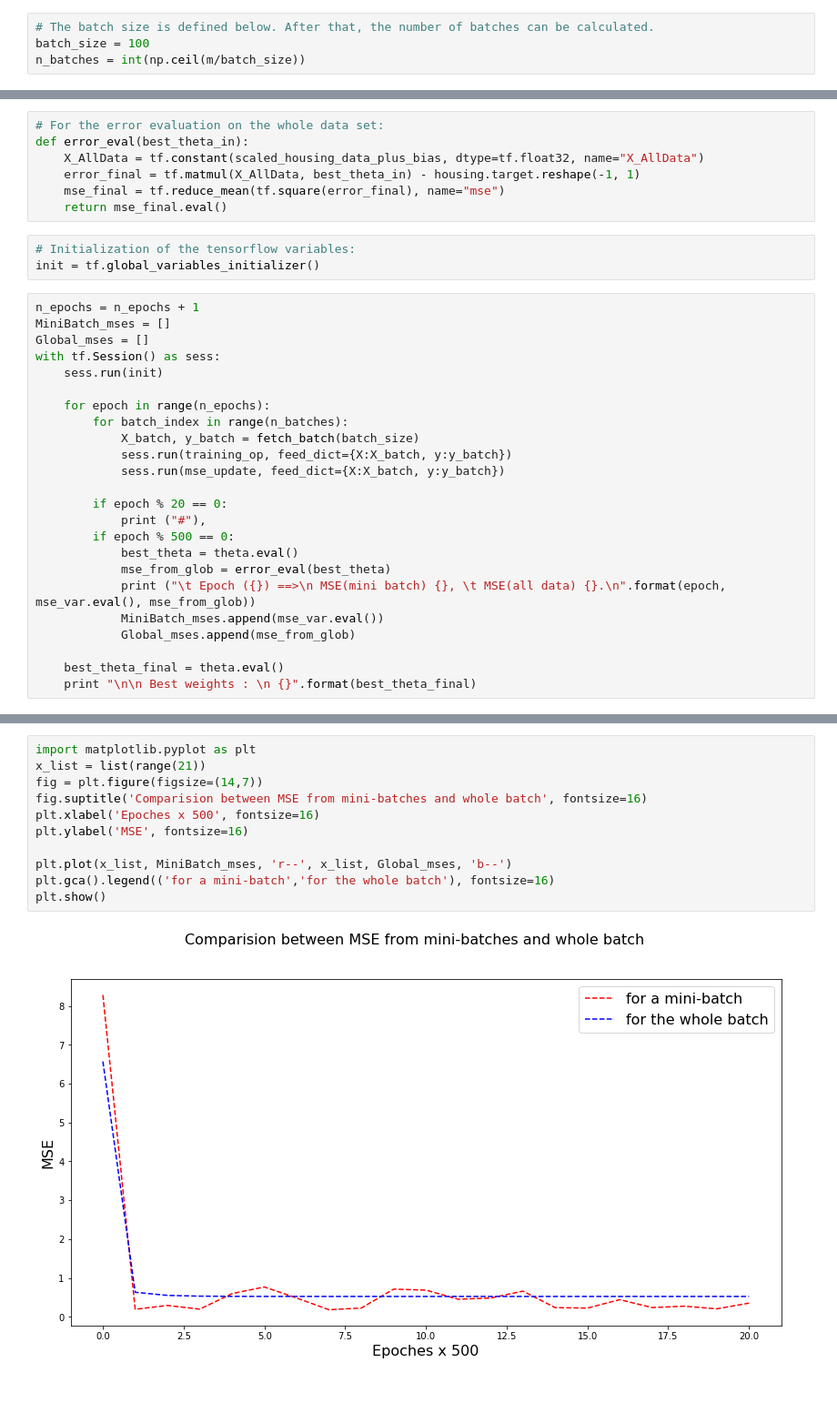
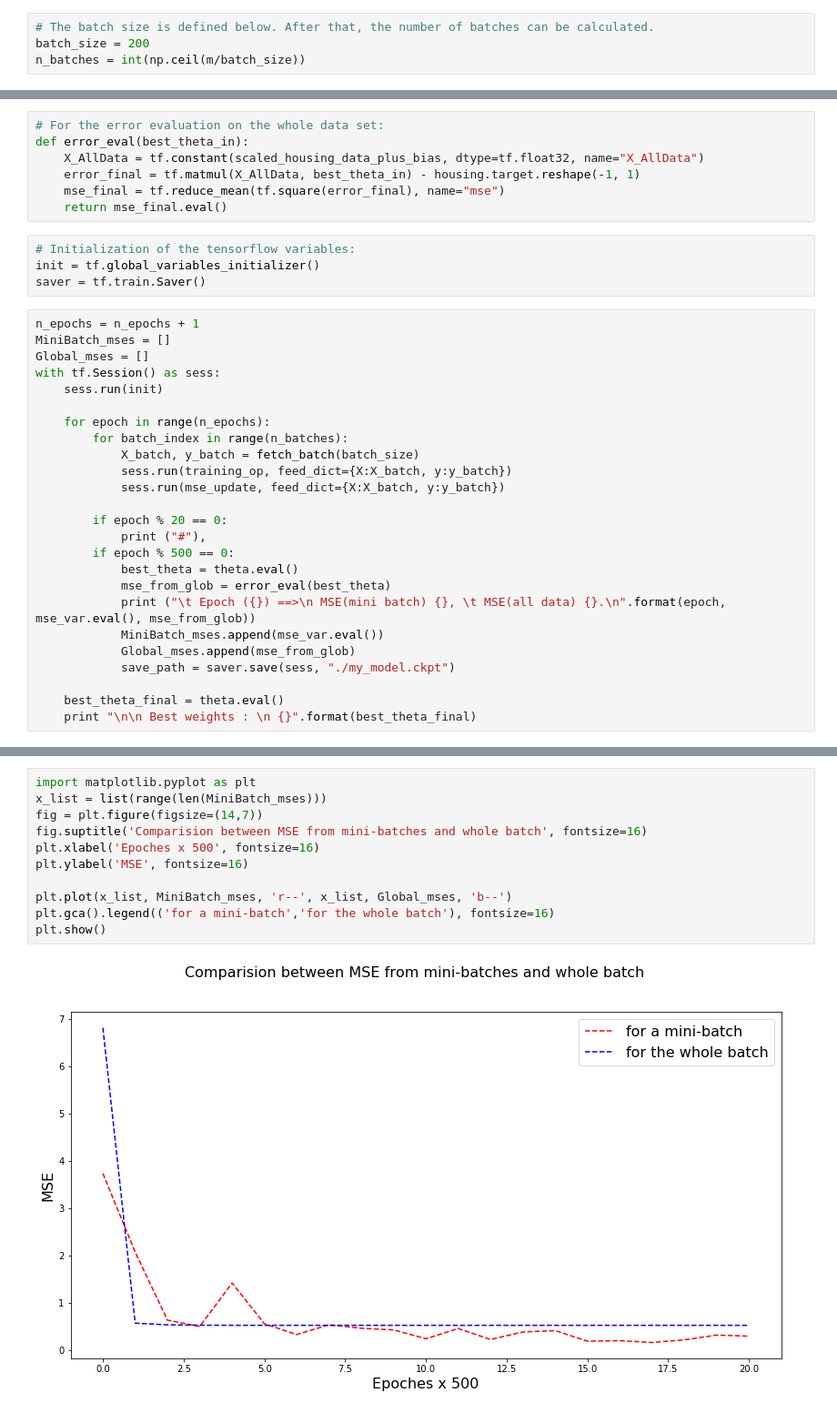
Before and after one commit to nalinda05kl/ML_Demos_TSU, a Jupyter notebook: mini-Batch_Gradient_Descent_Intro.ipynb, the cells around one changed output, grey strips where cells are left out. Shown at 91% size. Cells and saved outputs as stored; diff of their text form.

Commit message:
Save Model

```diff
--- a/mini-Batch_Gradient_Descent_Intro.ipynb
+++ b/mini-Batch_Gradient_Descent_Intro.ipynb
@@ -104,7 +104,7 @@ X = [[ 1.          2.34476576  0.98214266  0.62855945 -0.15375759 -0.9744286
   -0.08561576  1.03850269 -1.33781784]]
 # %%
 # The batch size is defined below. After that, the number of batches can be calculated.
-batch_size = 100
+batch_size = 200
 n_batches = int(np.ceil(m/batch_size))
 # %%
 from random import randint
@@ -168,6 +168,7 @@ def error_eval(best_theta_in):
 # %%
 # Initialization of the tensorflow variables:
 init = tf.global_variables_initializer()
+saver = tf.train.Saver()
 # %%
 n_epochs = n_epochs + 1
 MiniBatch_mses = []
@@ -189,6 +190,7 @@ with tf.Session() as sess:
             print ("\t Epoch ({}) ==>\n MSE(mini batch) {}, \t MSE(all data) {}.\n".format(epoch, mse_var.eval(), mse_from_glob))
             MiniBatch_mses.append(mse_var.eval())
             Global_mses.append(mse_from_glob)
+            save_path = saver.save(sess, "./my_model.ckpt")
 
     best_theta_final = theta.eval()
     print "\n\n Best weights : \n {}".format(best_theta_final)
@@ -213,13 +215,13 @@ with tf.Session() as sess:
 # %%
 import matplotlib.pyplot as plt
-x_list = list(range(21))
+x_list = list(range(len(MiniBatch_mses)))
 fig = plt.figure(figsize=(14,7))
 fig.suptitle('Comparision between MSE from mini-batches and whole batch', fontsize=16)
 plt.xlabel('Epoches x 500', fontsize=16)
 plt.ylabel('MSE', fontsize=16)
 
 plt.plot(x_list, MiniBatch_mses, 'r--', x_list, Global_mses, 'b--')
 plt.gca().legend(('for a mini-batch','for the whole batch'), fontsize=16)
 plt.show()
 # %% [output]
-[figure, old version]
+[figure, new version]
```
Also changed, not shown: parts of 2 cells of this notebook.
